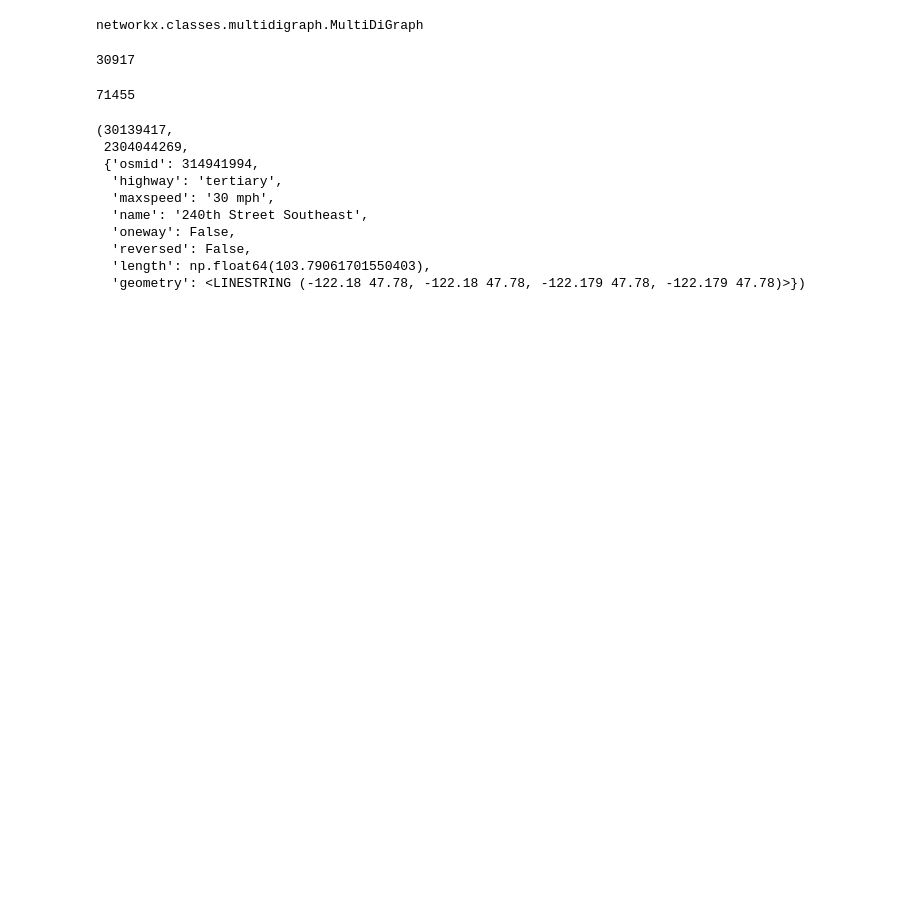
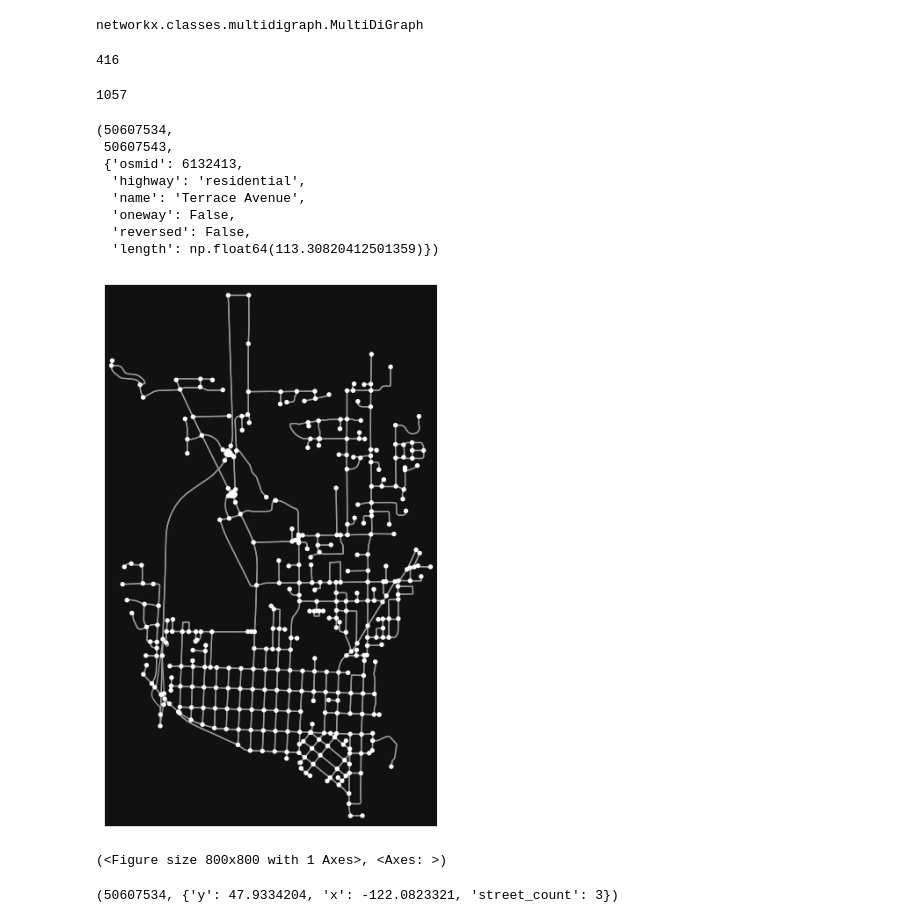
Before and after one commit to EthanMors/Motorcycle-ML-Route-Finder, a Jupyter notebook: phase1_exploration.ipynb, the cells around one changed output. Saved outputs shown, nothing was run; the diff lists cells and outputs as text; code cells hidden in the pictures; blank space fills up the shorter version.

```diff
--- a/phase1_exploration.ipynb
+++ b/phase1_exploration.ipynb
@@ -1,7 +1,7 @@
 # %%
 import osmnx as ox
 
-G = ox.graph_from_place('Snohomish, Washington, USA', network_type='drive')
+G = ox.graph_from_place('Snohomish,Snohomish, Washington, USA', network_type='drive')
 # %%
 type(G)
 # %% [output]
@@ -9,21 +9,28 @@ networkx.classes.multidigraph.MultiDiGraph
 # %%
 len(G.nodes)
 # %% [output]
-30917
+416
 # %%
 len(G.edges)
 # %% [output]
-71455
+1057
 # %%
 list(G.edges(data=True))[0]
 # %% [output]
-(30139417,
- 2304044269,
- {'osmid': 314941994,
-  'highway': 'tertiary',
-  'maxspeed': '30 mph',
-  'name': '240th Street Southeast',
+(50607534,
+ 50607543,
+ {'osmid': 6132413,
+  'highway': 'residential',
+  'name': 'Terrace Avenue',
   'oneway': False,
   'reversed': False,
-  'length': np.float64(103.79061701550403),
-  'geometry': <LINESTRING (-122.18 47.78, -122.18 47.78, -122.179 47.78, -122.179 47.78)>})
+  'length': np.float64(113.30820412501359)})
+# %%
+ox.plot_graph(G)
+# %% [output]
+[figure, added]
+(<Figure size 800x800 with 1 Axes>, <Axes: >)
+# %%
+list(G.nodes(data=True))[0]
+# %% [output]
+(50607534, {'y': 47.9334204, 'x': -122.0823321, 'street_count': 3})
```
Also changed, not shown: parts of 10 cells of this notebook, 1 other file.
